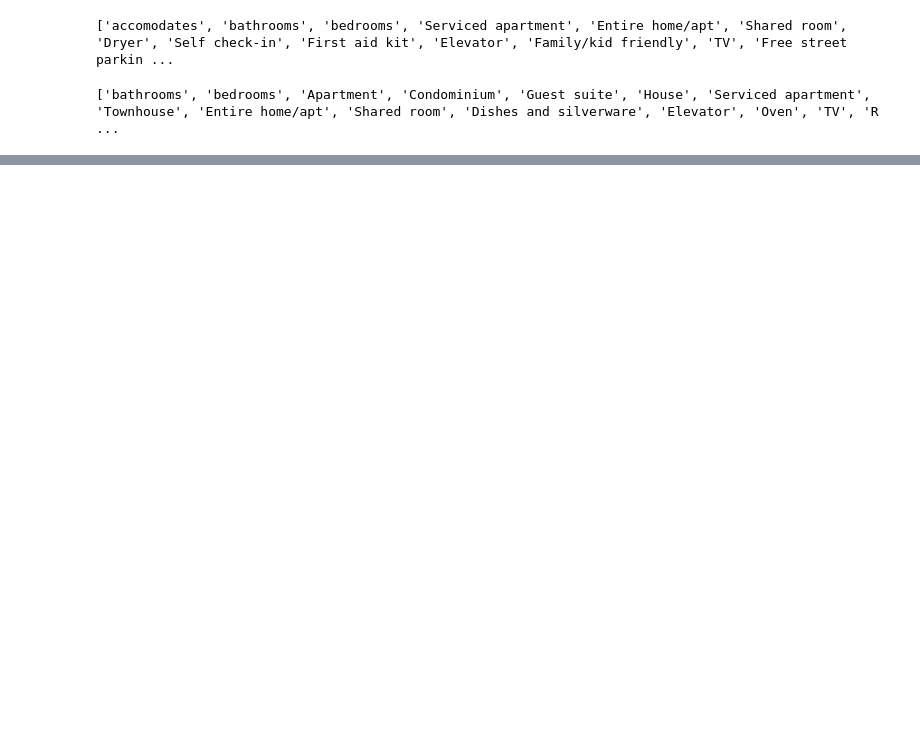
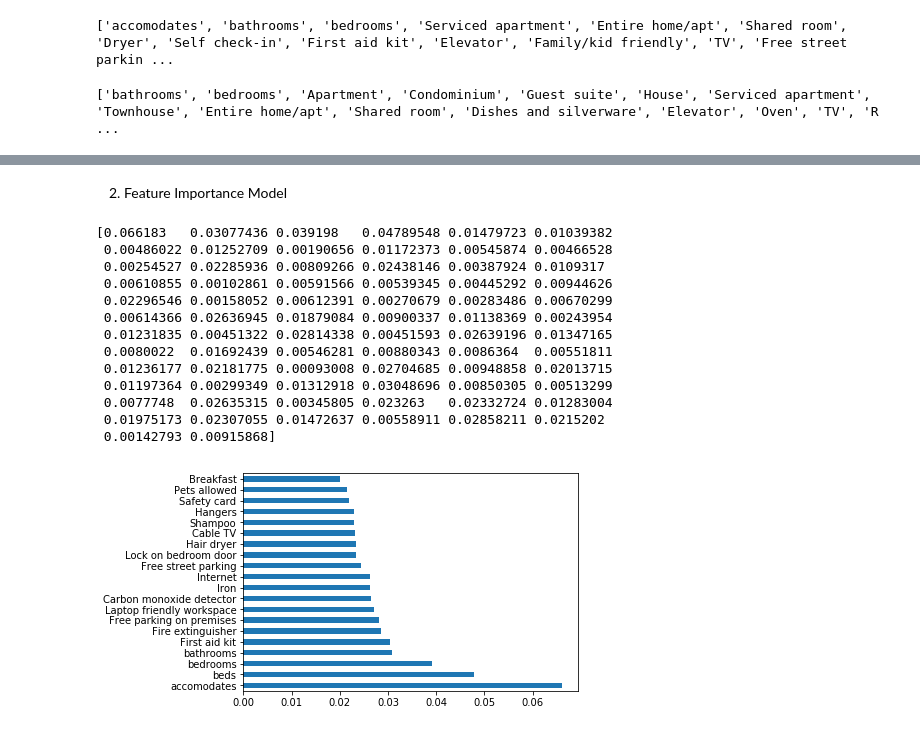
Before and after one commit to fagan2888/Airbnb-Ratings, a Jupyter notebook: feature_selection.ipynb, the cells around one changed output, grey strips where cells are left out. Cells and saved outputs as stored; diff of their text form; code cells hidden in the pictures; blank space fills up the shorter version.

```diff
--- a/feature_selection.ipynb
+++ b/feature_selection.ipynb
@@ -64,0 +102,28 @@ ax.set_xticklabels(
+# %% [markdown]
+2. Feature Importance Model
+# %%
+from sklearn.ensemble import ExtraTreesClassifier
+import matplotlib.pyplot as plt
+
+model = ExtraTreesClassifier()
+model.fit(features,label)
+print(model.feature_importances_) #use inbuilt class feature_importances of tree based classifiers
+#plot graph of feature importances for better visualization
+feat_importances = pd.Series(model.feature_importances_, index=features.columns)
+feat_importances.nlargest(20).plot(kind='barh')
+plt.show()
+# %% [output]
+[0.066183   0.03077436 0.039198   0.04789548 0.01479723 0.01039382
+ 0.00486022 0.01252709 0.00190656 0.01172373 0.00545874 0.00466528
+ 0.00254527 0.02285936 0.00809266 0.02438146 0.00387924 0.0109317
+ 0.00610855 0.00102861 0.00591566 0.00539345 0.00445292 0.00944626
+ 0.02296546 0.00158052 0.00612391 0.00270679 0.00283486 0.00670299
+ 0.00614366 0.02636945 0.01879084 0.00900337 0.01138369 0.00243954
+ 0.01231835 0.00451322 0.02814338 0.00451593 0.02639196 0.01347165
+ 0.0080022  0.01692439 0.00546281 0.00880343 0.0086364  0.00551811
+ 0.01236177 0.02181775 0.00093008 0.02704685 0.00948858 0.02013715
+ 0.01197364 0.00299349 0.01312918 0.03048696 0.00850305 0.00513299
+ 0.0077748  0.02635315 0.00345805 0.023263   0.02332724 0.01283004
+ 0.01975173 0.02307055 0.01472637 0.00558911 0.02858211 0.0215202
+ 0.00142793 0.00915868]
+[figure, added]
```
Also changed, not shown: parts of 4 cells of this notebook, 2 other files.
